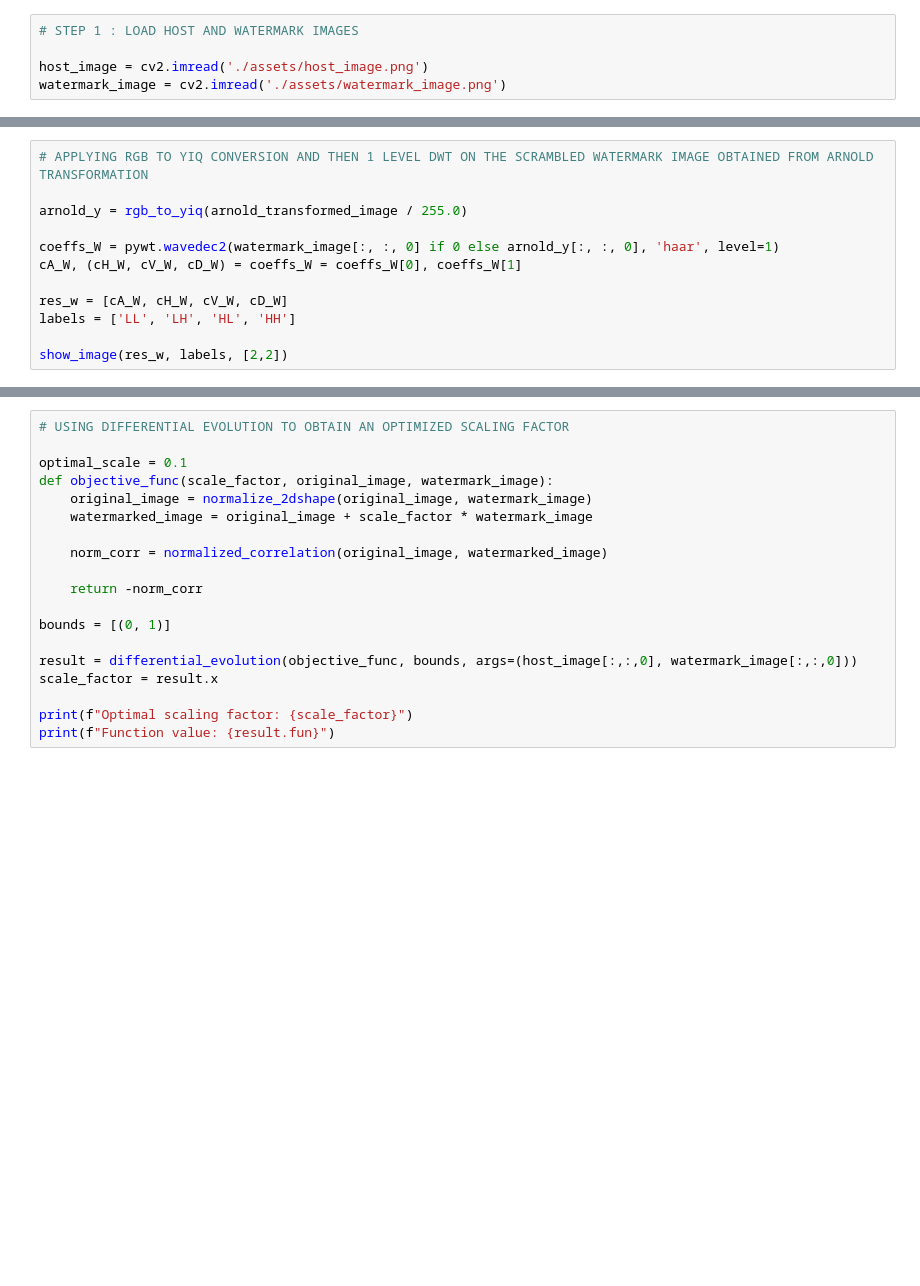
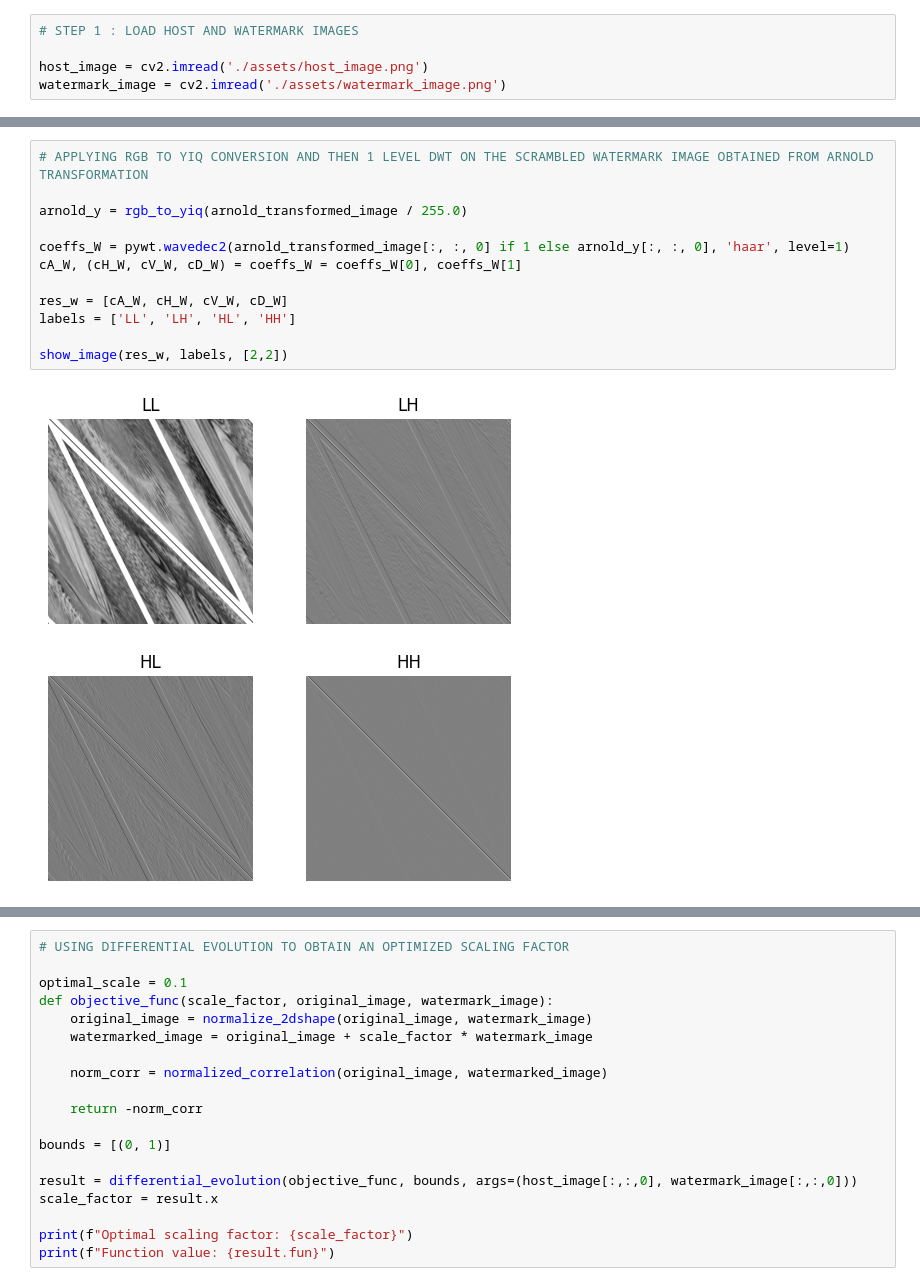
Before and after one commit to Anurag607/DE_Watermarking, a Jupyter notebook: main.ipynb, the cells around one changed output, grey strips where cells are left out. Saved outputs shown, nothing was run; the diff lists cells and outputs as text; blank space fills up the shorter version.

```diff
--- a/main.ipynb
+++ b/main.ipynb
@@ -153,15 +163,17 @@ show_image([arnold_transformed_image], ["Watermark Image after Arnold Transform"
 # %%
 # APPLYING RGB TO YIQ CONVERSION AND THEN 1 LEVEL DWT ON THE SCRAMBLED WATERMARK IMAGE OBTAINED FROM ARNOLD TRANSFORMATION
 
 arnold_y = rgb_to_yiq(arnold_transformed_image / 255.0)
 
-coeffs_W = pywt.wavedec2(watermark_image[:, :, 0] if 0 else arnold_y[:, :, 0], 'haar', level=1)
+coeffs_W = pywt.wavedec2(arnold_transformed_image[:, :, 0] if 1 else arnold_y[:, :, 0], 'haar', level=1)
 cA_W, (cH_W, cV_W, cD_W) = coeffs_W = coeffs_W[0], coeffs_W[1]
 
 res_w = [cA_W, cH_W, cV_W, cD_W]
 labels = ['LL', 'LH', 'HL', 'HH']
 
 show_image(res_w, labels, [2,2])
+# %% [output]
+[figure, added]
 # %%
 # APPLYING SVD ON THE COEFFICIENT OBTAINED AFTER THE 1 LEVEL DWT OPERATION ABOVE
 
```
Also changed, not shown: parts of 7 cells of this notebook.
